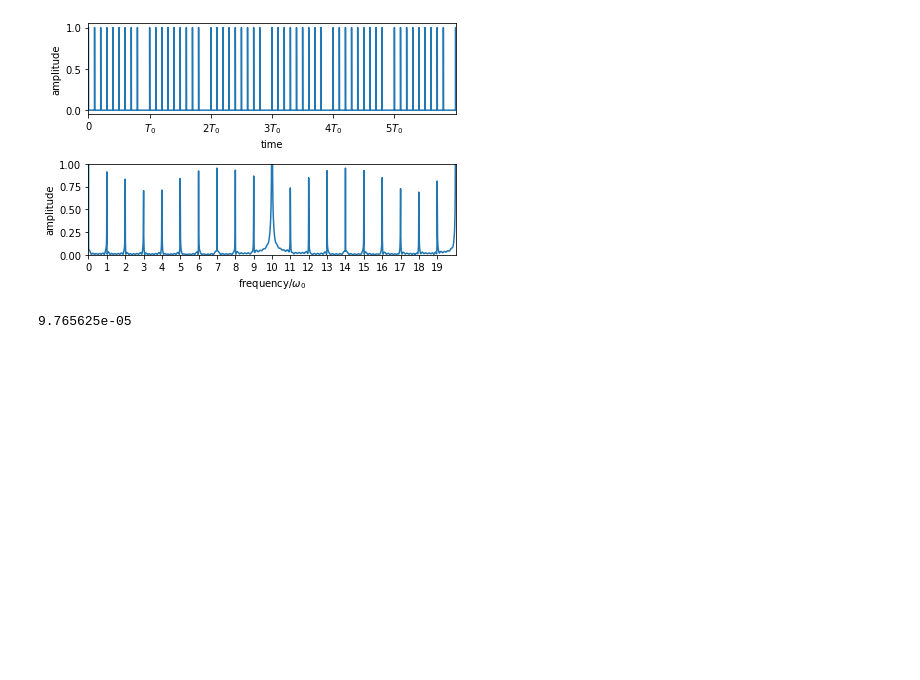
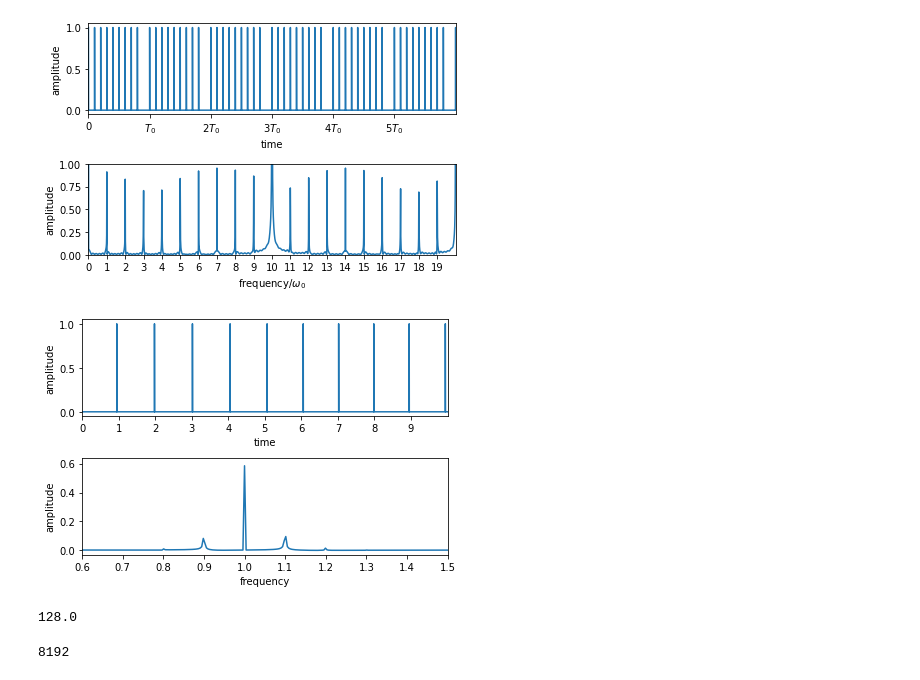
Before and after one commit to esuwaishi/IRoHa, a Jupyter notebook: Fourier.ipynb, the cells around one changed output. Cells and saved outputs as stored; diff of their text form; code cells hidden in the pictures; blank space fills up the shorter version.

```diff
--- a/Fourier.ipynb
+++ b/Fourier.ipynb
@@ -209,7 +207,61 @@ plt.tight_layout()
 plt.show()
 # %% [output]
 [figure]
-# %%
-1/5120/2
-# %% [output]
-9.765625e-05
+# %%
+import numpy as np
+from scipy.fftpack import fft
+import matplotlib.pyplot as plt
+
+# parameters
+N = 2**22 # data number
+#N = 5120*200
+#dt = 0.0001 # data step [s]
+t0 = 2**14
+dt = 1/t0
+
+t = np.arange(0, N*dt, dt) # time
+freq = np.linspace(0, 1.0/dt, N) # frequency step
+
+y = np.zeros(N)*dt
+#t0 = int(5120*16)
+ts = 10*t0
+tau = 1/3*2*np.pi*1/t0*8000000
+
+for i in range(1, int(N/t0)):
+    tn = int(i*t0 - tau*np.cos(0.2*np.pi*i))
+    #tn = i*t0
+    y[tn] = 1
+
+#y[::t0] = 1
+
+yf = fft(y)/(N/2) # 離散フーリエ変換&規格化
+
+plt.figure(2)
+plt.subplot(211)
+plt.plot(t, y)
+plt.xlim(0, 10)
+#plt.xticks(np.arange(0, 6, 1), ["0", "$T_0$", "$2T_0$", "$3T_0$", "$4T_0$", "$5T_0$"])
+plt.xticks(np.arange(0, 10, 1))
+plt.xlabel("time")
+plt.ylabel("amplitude")
+
+plt.subplot(212)
+plt.plot(freq, 5e3*np.abs(yf))
+plt.xlim(0.6, 1.5)
+#plt.ylim(0, 0.5)
+plt.xlabel("frequency")
+plt.ylabel("amplitude")
+#plt.xticks(np.arange(0, 6, 1), ["0", "$\omega_0$", "$2\omega_0$", "$3\omega_0$", "$4\omega_0$", "$5\omega_0$"])
+plt.tight_layout()
+#plt.savefig("single_bunch.pdf", transparent=True)
+plt.show()
+# %% [output]
+[figure, added]
+# %%
+2**20/2**13
+# %% [output]
+128.0
+# %%
+2**13
+# %% [output]
+8192
```
Also changed, not shown: parts of 1 cell of this notebook.
